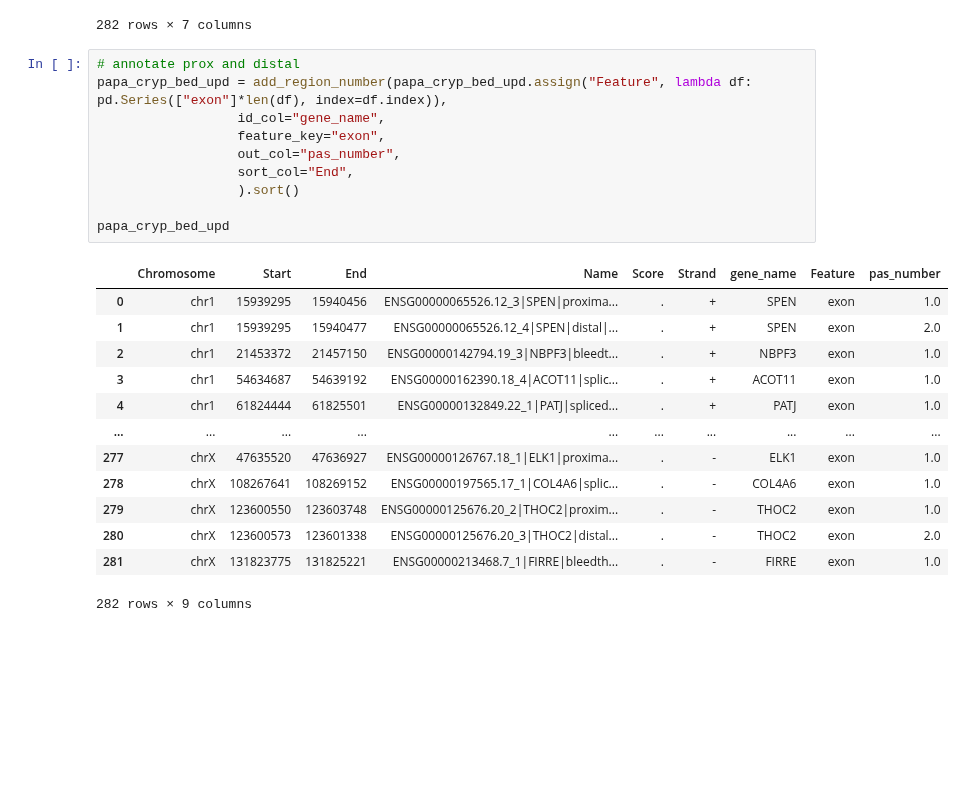
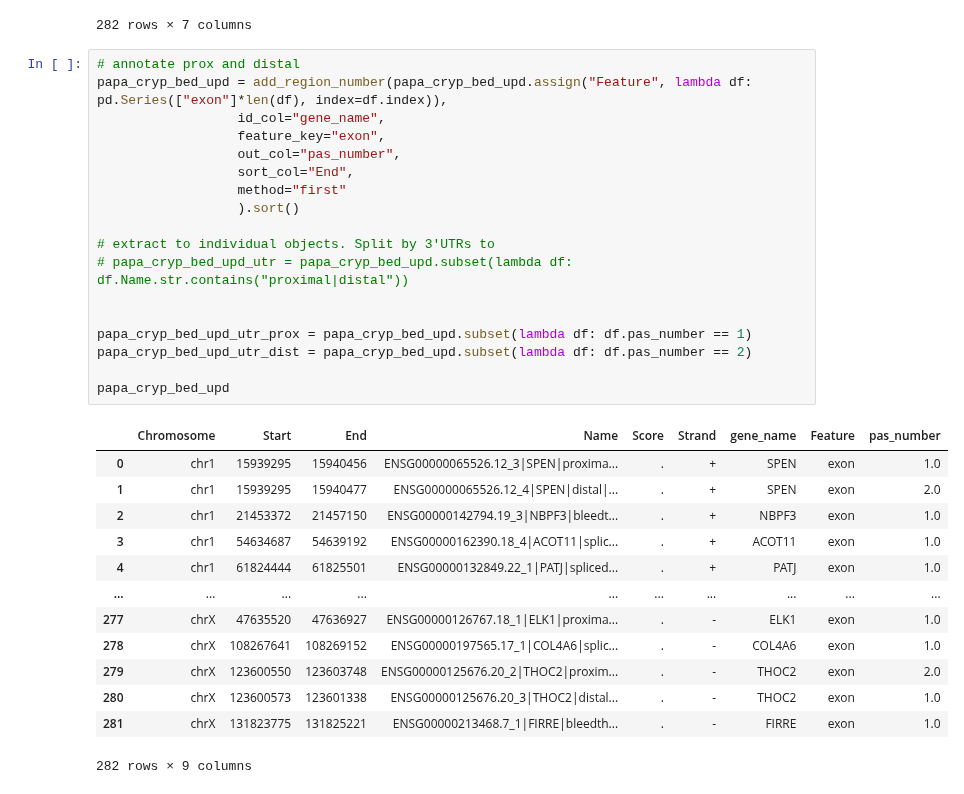
Before and after one commit to frattalab/tdp43-apa, a Jupyter notebook: slamseq/pg_papa_to_regions.ipynb, the cells around one changed output. Saved outputs shown, nothing was run; the diff lists cells and outputs as text; blank space fills up the shorter version.

```diff
--- a/slamseq/pg_papa_to_regions.ipynb
+++ b/slamseq/pg_papa_to_regions.ipynb
@@ -207,24 +354,32 @@ papa_cryp_bed_upd
 # %%
 # annotate prox and distal
 papa_cryp_bed_upd = add_region_number(papa_cryp_bed_upd.assign("Feature", lambda df: pd.Series(["exon"]*len(df), index=df.index)),
                   id_col="gene_name",
                   feature_key="exon",
                   out_col="pas_number",
                   sort_col="End",
+                  method="first"
                   ).sort()
 
+# extract to individual objects. Split by 3'UTRs to
+# papa_cryp_bed_upd_utr = papa_cryp_bed_upd.subset(lambda df: df.Name.str.contains("proximal|distal"))
+
+
+papa_cryp_bed_upd_utr_prox = papa_cryp_bed_upd.subset(lambda df: df.pas_number == 1)
+papa_cryp_bed_upd_utr_dist = papa_cryp_bed_upd.subset(lambda df: df.pas_number == 2)
+
 papa_cryp_bed_upd
 # %% [output]
 |  | Chromosome | Start | End | Name | Score | Strand | gene_name | Feature | pas_number |
 | 0 | chr1 | 15939295 | 15940456 | ENSG00000065526.12_3|SPEN|proxima... | . | + | SPEN | exon | 1.0 |
 | 1 | chr1 | 15939295 | 15940477 | ENSG00000065526.12_4|SPEN|distal|... | . | + | SPEN | exon | 2.0 |
 | 2 | chr1 | 21453372 | 21457150 | ENSG00000142794.19_3|NBPF3|bleedt... | . | + | NBPF3 | exon | 1.0 |
 | 3 | chr1 | 54634687 | 54639192 | ENSG00000162390.18_4|ACOT11|splic... | . | + | ACOT11 | exon | 1.0 |
 | 4 | chr1 | 61824444 | 61825501 | ENSG00000132849.22_1|PATJ|spliced... | . | + | PATJ | exon | 1.0 |
 | ... | ... | ... | ... | ... | ... | ... | ... | ... | ... |
 | 277 | chrX | 47635520 | 47636927 | ENSG00000126767.18_1|ELK1|proxima... | . | - | ELK1 | exon | 1.0 |
 | 278 | chrX | 108267641 | 108269152 | ENSG00000197565.17_1|COL4A6|splic... | . | - | COL4A6 | exon | 1.0 |
-| 279 | chrX | 123600550 | 123603748 | ENSG00000125676.20_2|THOC2|proxim... | . | - | THOC2 | exon | 1.0 |
-| 280 | chrX | 123600573 | 123601338 | ENSG00000125676.20_3|THOC2|distal... | . | - | THOC2 | exon | 2.0 |
+| 279 | chrX | 123600550 | 123603748 | ENSG00000125676.20_2|THOC2|proxim... | . | - | THOC2 | exon | 2.0 |
+| 280 | chrX | 123600573 | 123601338 | ENSG00000125676.20_3|THOC2|distal... | . | - | THOC2 | exon | 1.0 |
 | 281 | chrX | 131823775 | 131825221 | ENSG00000213468.7_1|FIRRE|bleedth... | . | - | FIRRE | exon | 1.0 |
 282 rows × 9 columns
```
Also changed, not shown: parts of 27 cells of this notebook.
